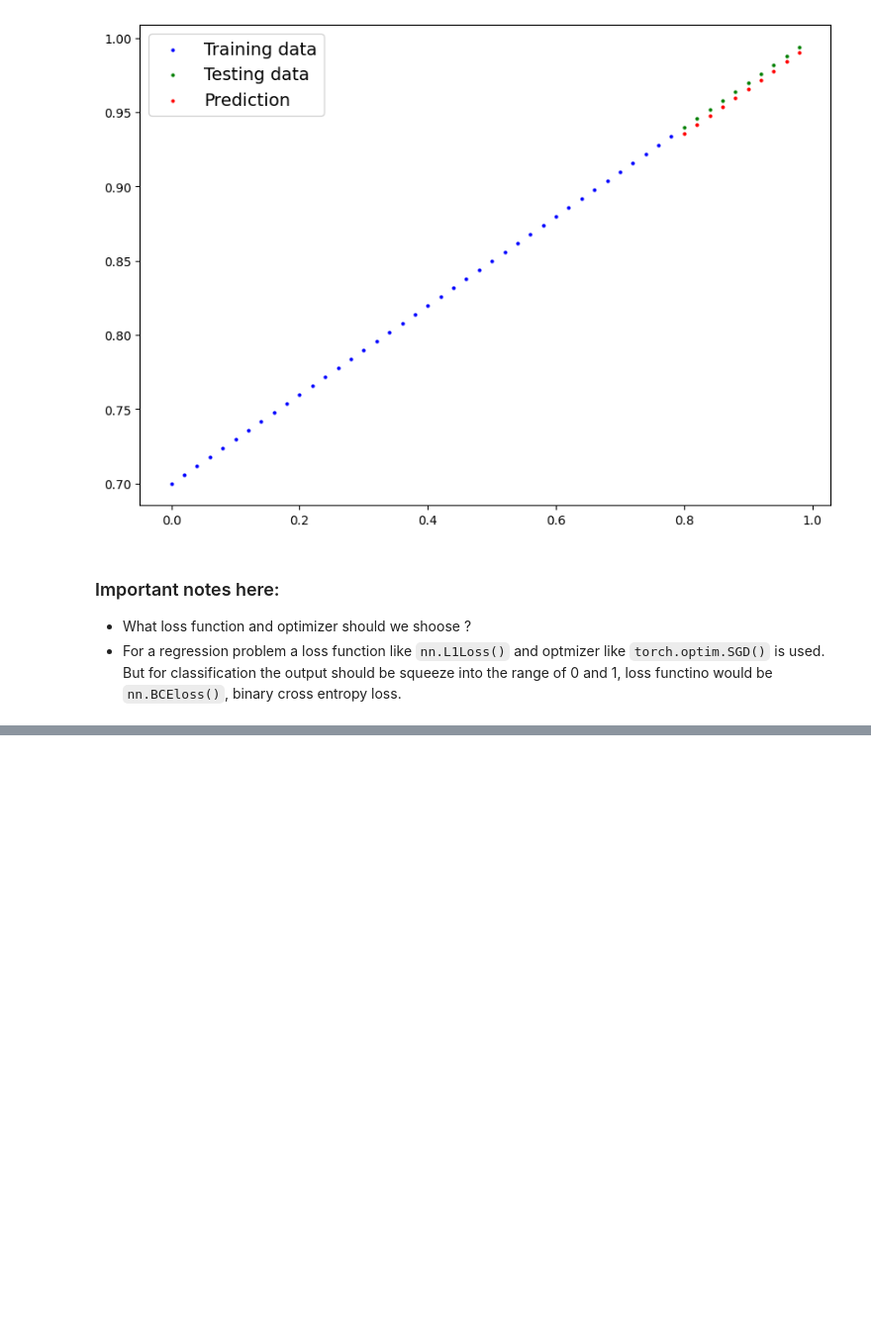
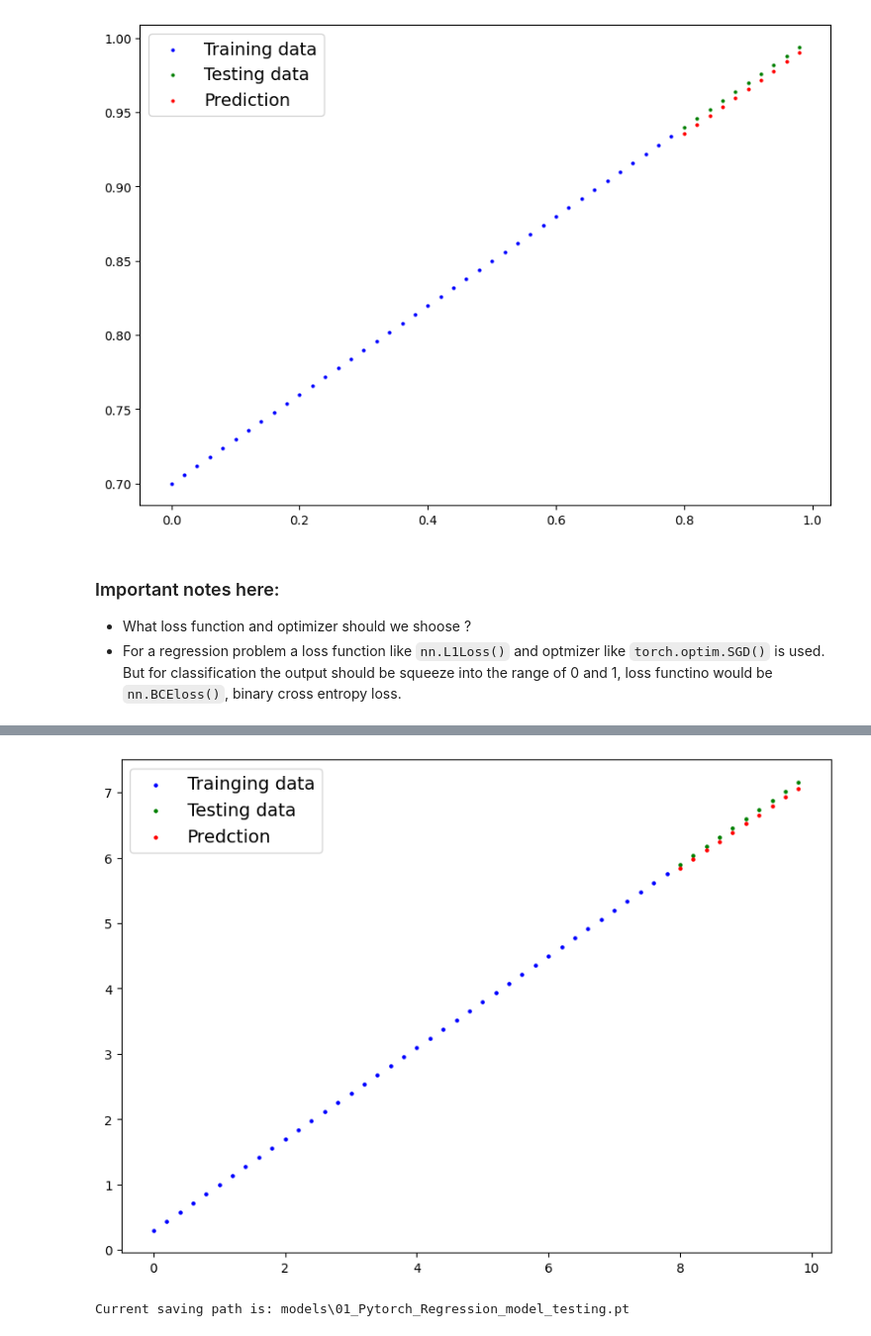
Before and after one commit to potato-stack/Pytorch_learning, a Jupyter notebook: 01_pytorch_workflow.ipynb, the cells around one changed output, grey strips where cells are left out. Shown at 99% size. Drawn from its saved outputs; the diff is of its cells as text; code cells hidden in the pictures; blank space fills up the shorter version.

Commit message:
update pytorch workflow with simple regression model

```diff
--- a/01_pytorch_workflow.ipynb
+++ b/01_pytorch_workflow.ipynb
@@ -314,0 +433,9 @@ But for classification the output should be squeeze into the range of 0 and 1, l
+# %%
+torch.manual_seed(42)
+model = TestingModel()
+# The initial value of the model
+model.eval()
+with torch.inference_mode():
+	preds = model(X_test)
+	print(preds)
+	# plot_predictions(predictions=preds)
@@ -314,0 +502,23 @@ But for classification the output should be squeeze into the range of 0 and 1, l
+# %%
+model.eval()
+with torch.inference_mode():
+    pres = model(X_test)
+    plot_predictions(predictions=pres)
+# %% [output]
+[figure, added]
+# %%
+# Save the model into a path
+# I choose to save state dict only like a habit, for smaller or developer purpose you can choose to save the full model
+from pathlib import Path
+
+MODEL_PATH = Path("models")
+MODEL_PATH.mkdir(parents= True, exist_ok=True)
+
+MODEL_NAME = "01_Pytorch_Regression_model_testing.pt"
+MODEL_SAVE_PATH = MODEL_PATH / MODEL_NAME
+
+print(f"Current saving path is: {MODEL_SAVE_PATH}")
+
+torch.save(model.state_dict(), MODEL_SAVE_PATH)
+# %% [output]
+Current saving path is: models\01_Pytorch_Regression_model_testing.pt
```
Also changed, not shown: parts of 12 cells of this notebook, 2 other files.
